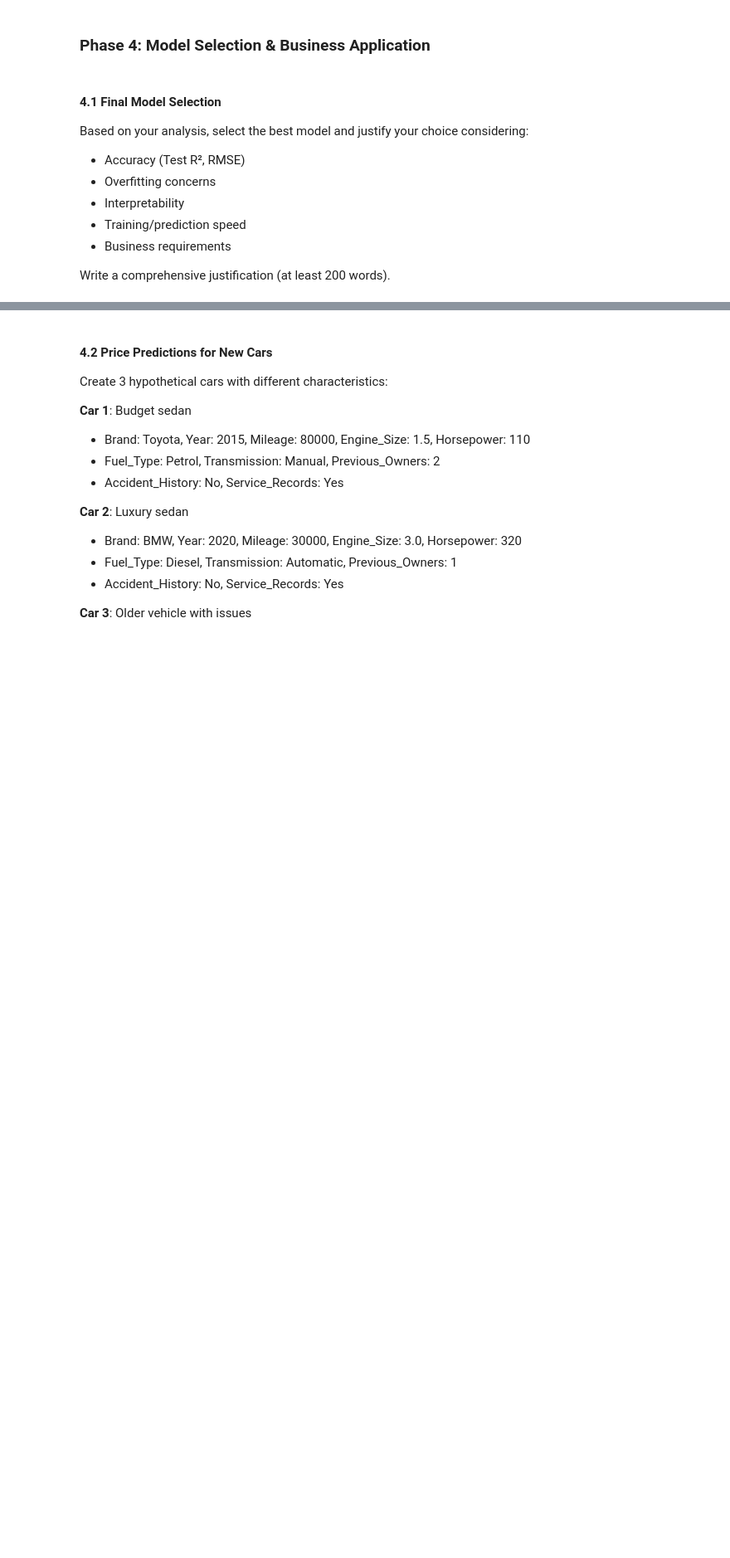
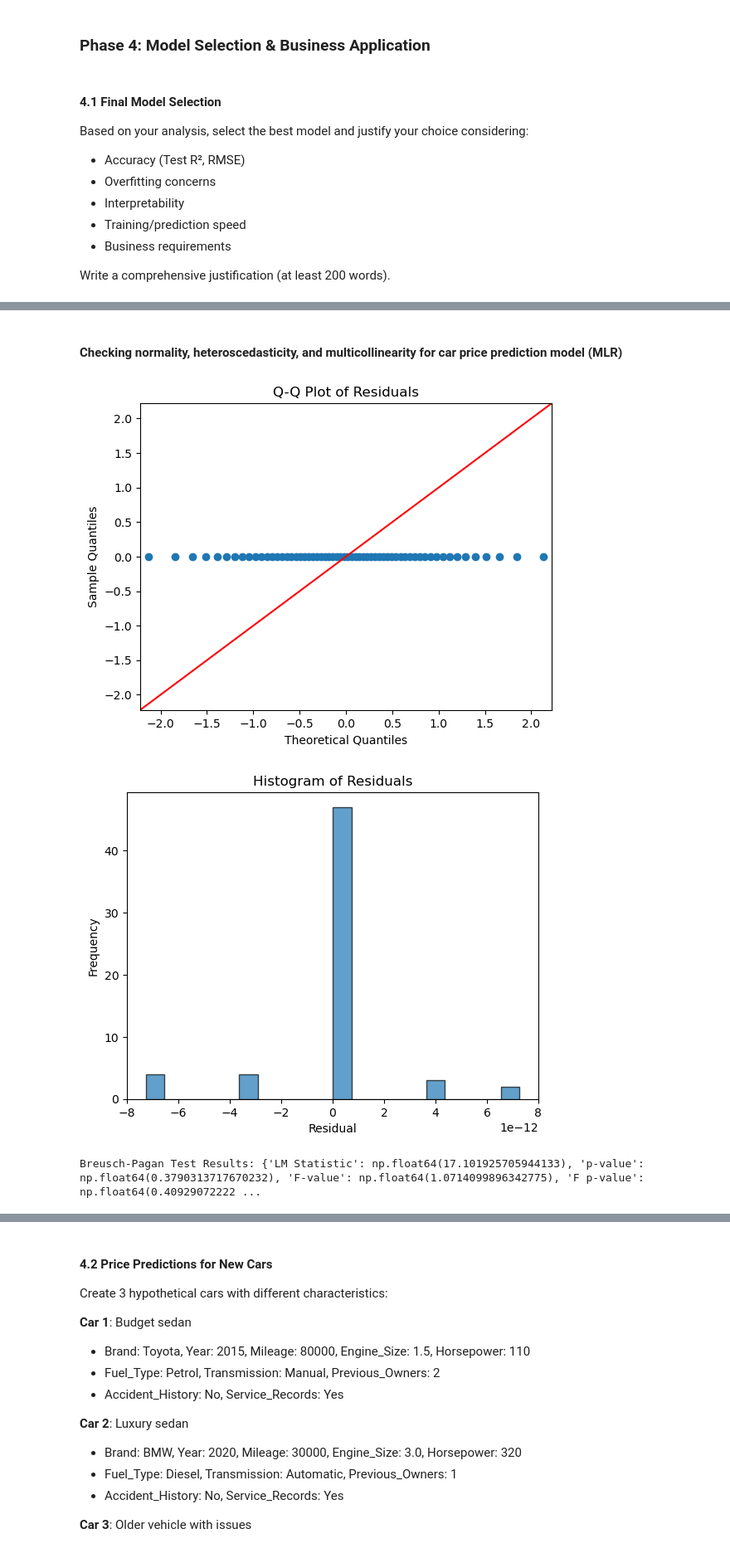
Before and after one commit to Blessing-Ekeh/dataraflow-week15-supervised-learning, a Jupyter notebook: Take Home (1).ipynb, the cells around one changed output, grey strips where cells are left out. Shown at 83% size. Saved outputs shown, nothing was run; the diff lists cells and outputs as text; code cells hidden in the pictures; blank space fills up the shorter version.

```diff
--- a/Take Home (1).ipynb
+++ b/Take Home (1).ipynb
@@ -2225,8 +2220,8 @@ lin_reg = LinearRegression()
 lin_reg.fit(X_train, Y_train)
 
 # Predictions on training and test sets
-Y_train_pred = lin_reg.predict(X_train)
-Y_test_pred  = lin_reg.predict(X_test)
+Y_train_pred_lin = lin_reg.predict(X_train)
+Y_test_pred_lin  = lin_reg.predict(X_test)
 
 
 # Calculate evaluation metrics
@@ -2925,3 +2919,69 @@ Finally, considering business requirements, the goal is not just raw accuracy bu
 
 #### Conclusion
 Multiple Linear Regression is selected as the final model because it delivers the strongest test accuracy, avoids overfitting, remains interpretable, and is efficient to run. It provides a robust, business-ready solution for predicting car prices, outperforming more complex models in terms of reliability and usability.
+# %% [markdown]
+#### Checking normality, heteroscedasticity, and multicollinearity for car price prediction model (MLR)
+# %%
+# ---------------------------------------
+# Linear Regression Assumptions Check for Car Price Prediction
+# ---------------------------------------
+
+# Required libraries
+import numpy as np
+import pandas as pd
+import matplotlib.pyplot as plt
+import seaborn as sns
+import statsmodels.api as sm
+from statsmodels.stats.diagnostic import het_breuschpagan
+from statsmodels.stats.outliers_influence import variance_inflation_factor
+
+# 0. Ensure X is properly encoded and aligned with training
+# Drop first dummy column to avoid multicollinearity
+X_encoded = pd.get_dummies(X_test, drop_first=True)
+
+# 1. Residuals
+Y_pred = lin_reg.predict(X_encoded)
+residuals = Y_test - Y_pred  # Actual - Predicted
+
+# ---------------------------------------
+# 2. Normality Check (Q-Q Plot)
+sm.qqplot(residuals, line='45')
+plt.title('Q-Q Plot of Residuals')
+plt.show()
+
+# histogram of residuals
+plt.hist(residuals, bins=20, edgecolor='k', alpha=0.7)
+plt.xlabel('Residual')
+plt.ylabel('Frequency')
+plt.title('Histogram of Residuals')
+plt.show()
+
+# ---------------------------------------
+# 3. Homoscedasticity Check (Breusch-Pagan Test)
+X_const = sm.add_constant(X_encoded)
+bp_test = het_breuschpagan(residuals, X_const)
+labels = ['LM Statistic', 'p-value', 'F-value', 'F p-value']
+print("Breusch-Pagan Test Results:", dict(zip(labels, bp_test)))
+# Interpretation: p-value < 0.05 indicates heteroscedasticity
+
+# Residuals vs Predicted Plot
+plt.scatter(Y_pred, residuals, alpha=0.7)
+plt.axhline(0, color='red', linestyle='--')
+plt.xlabel('Predicted Price')
+plt.ylabel('Residuals')
+plt.title('Residuals vs Predicted Prices')
+plt.show()
+
+# ---------------------------------------
+# 4. Multicollinearity Check (VIF)
+# Ensure X_encoded has no constant column for VIF
+vif_data = pd.DataFrame()
+vif_data['feature'] = X_encoded.columns
+vif_data['VIF'] = [variance_inflation_factor(X_encoded.values, i) for i in range(X_encoded.shape[1])]
+print("\nVariance Inflation Factor (VIF) per feature:")
+print(vif_data)
+# Interpretation: VIF > 10 indicates potential multicollinearity
+# %% [output]
+[figure, added]
+[figure, added]
+Breusch-Pagan Test Results: {'LM Statistic': np.float64(17.101925705944133), 'p-value': np.float64(0.3790313717670232), 'F-value': np.float64(1.0714099896342775), 'F p-value': np.float64(0.40929072222 ...
```
Also changed, not shown: parts of 9 cells of this notebook.
